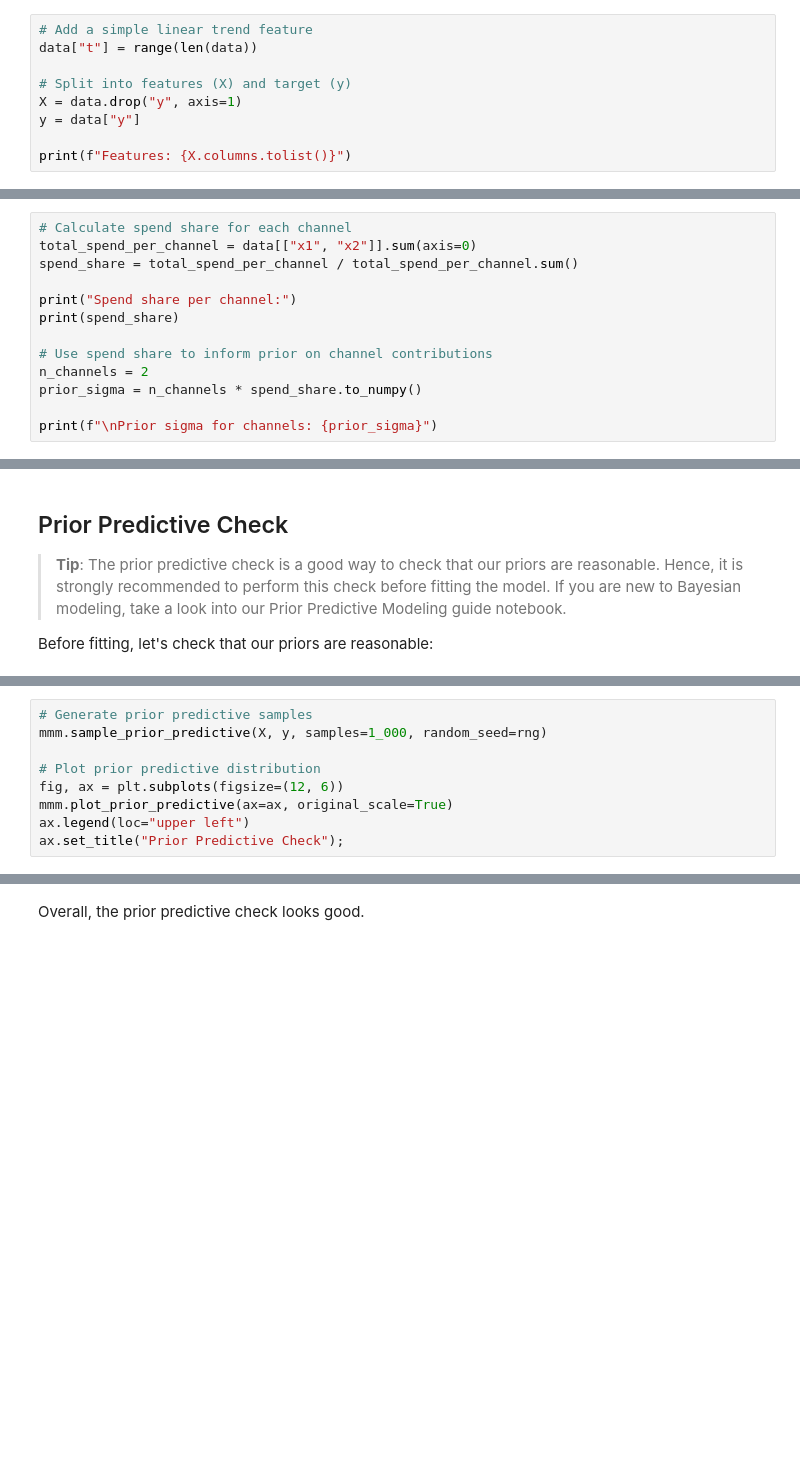
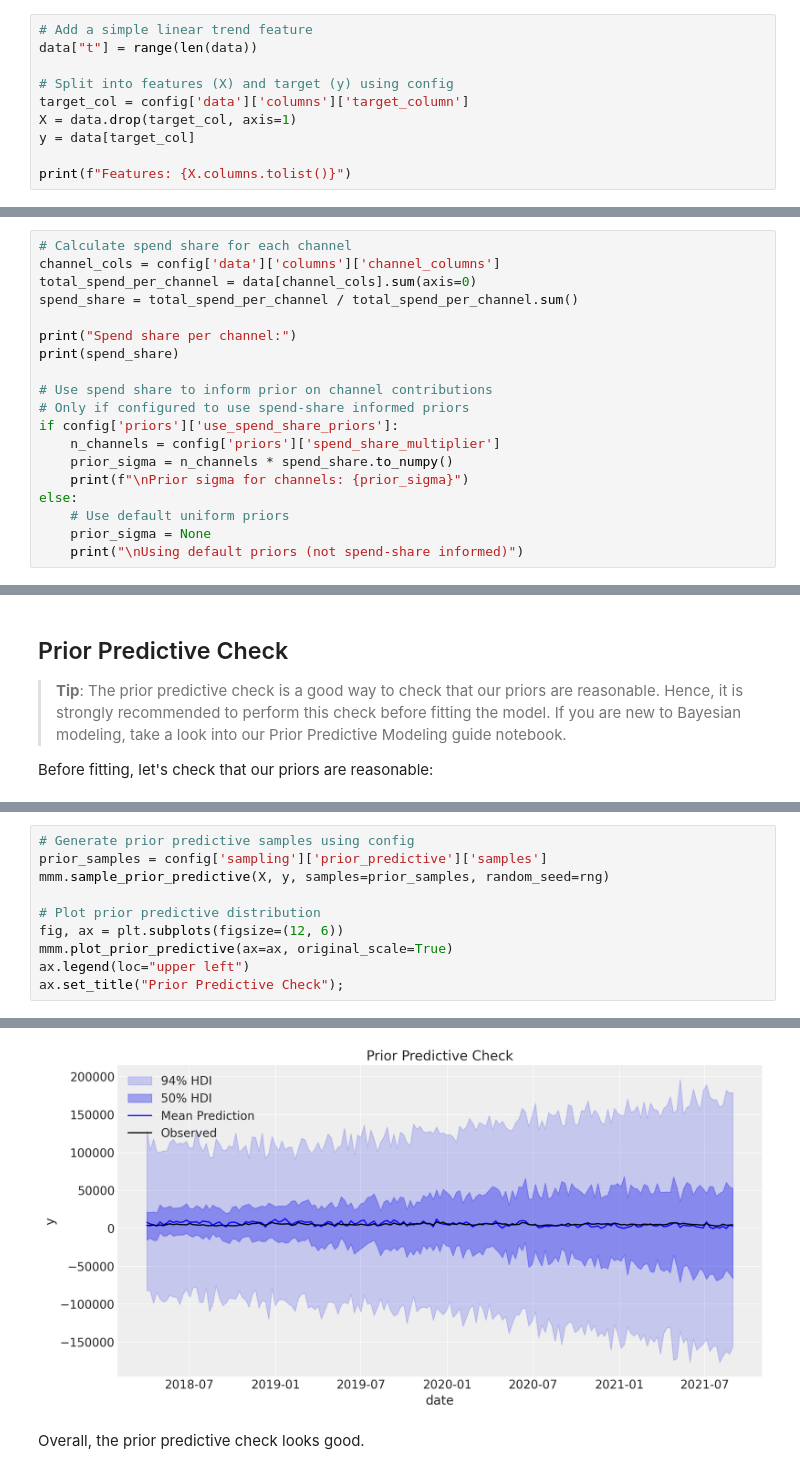
Before and after one commit to darrauthStudent/pymc-marketing-b2b, a Jupyter notebook: mmm_tutorial.ipynb, the cells around one changed output, grey strips where cells are left out. Drawn from its saved outputs; the diff is of its cells as text; blank space fills up the shorter version.

```diff
--- a/mmm_tutorial.ipynb
+++ b/mmm_tutorial.ipynb
@@ -73,8 +192,9 @@ For our MMM model, we'll include:
 # Add a simple linear trend feature
 data["t"] = range(len(data))
 
-# Split into features (X) and target (y)
-X = data.drop("y", axis=1)
-y = data["y"]
+# Split into features (X) and target (y) using config
+target_col = config['data']['columns']['target_column']
+X = data.drop(target_col, axis=1)
+y = data[target_col]
 
 print(f"Features: {X.columns.tolist()}")
@@ -92,14 +214,20 @@ Now we'll configure our MMM model. The key components are:
 One powerful feature of Bayesian modeling is the ability to incorporate prior knowledge. Here's a simple heuristic for channel priors based on spend share:
 # %%
 # Calculate spend share for each channel
-total_spend_per_channel = data[["x1", "x2"]].sum(axis=0)
+channel_cols = config['data']['columns']['channel_columns']
+total_spend_per_channel = data[channel_cols].sum(axis=0)
 spend_share = total_spend_per_channel / total_spend_per_channel.sum()
 
 print("Spend share per channel:")
 print(spend_share)
 
 # Use spend share to inform prior on channel contributions
-n_channels = 2
-prior_sigma = n_channels * spend_share.to_numpy()
-
-print(f"\nPrior sigma for channels: {prior_sigma}")
+# Only if configured to use spend-share informed priors
+if config['priors']['use_spend_share_priors']:
+    n_channels = config['priors']['spend_share_multiplier']
+    prior_sigma = n_channels * spend_share.to_numpy()
+    print(f"\nPrior sigma for channels: {prior_sigma}")
+else:
+    # Use default uniform priors
+    prior_sigma = None
+    print("\nUsing default priors (not spend-share informed)")
@@ -137,9 +338,11 @@ Before fitting, let's check that our priors are reasonable:
 # %%
-# Generate prior predictive samples
-mmm.sample_prior_predictive(X, y, samples=1_000, random_seed=rng)
+# Generate prior predictive samples using config
+prior_samples = config['sampling']['prior_predictive']['samples']
+mmm.sample_prior_predictive(X, y, samples=prior_samples, random_seed=rng)
 
 # Plot prior predictive distribution
 fig, ax = plt.subplots(figsize=(12, 6))
 mmm.plot_prior_predictive(ax=ax, original_scale=True)
 ax.legend(loc="upper left")
 ax.set_title("Prior Predictive Check");
+# %% [output]
@@ -146,3 +366,4 @@ ax.set_title("Prior Predictive Check");
+[figure, added]
 # %% [markdown]
 Overall, the prior predictive check looks good.
 # %% [markdown]
```
Also changed, not shown: parts of 22 cells of this notebook, 3 other files.
